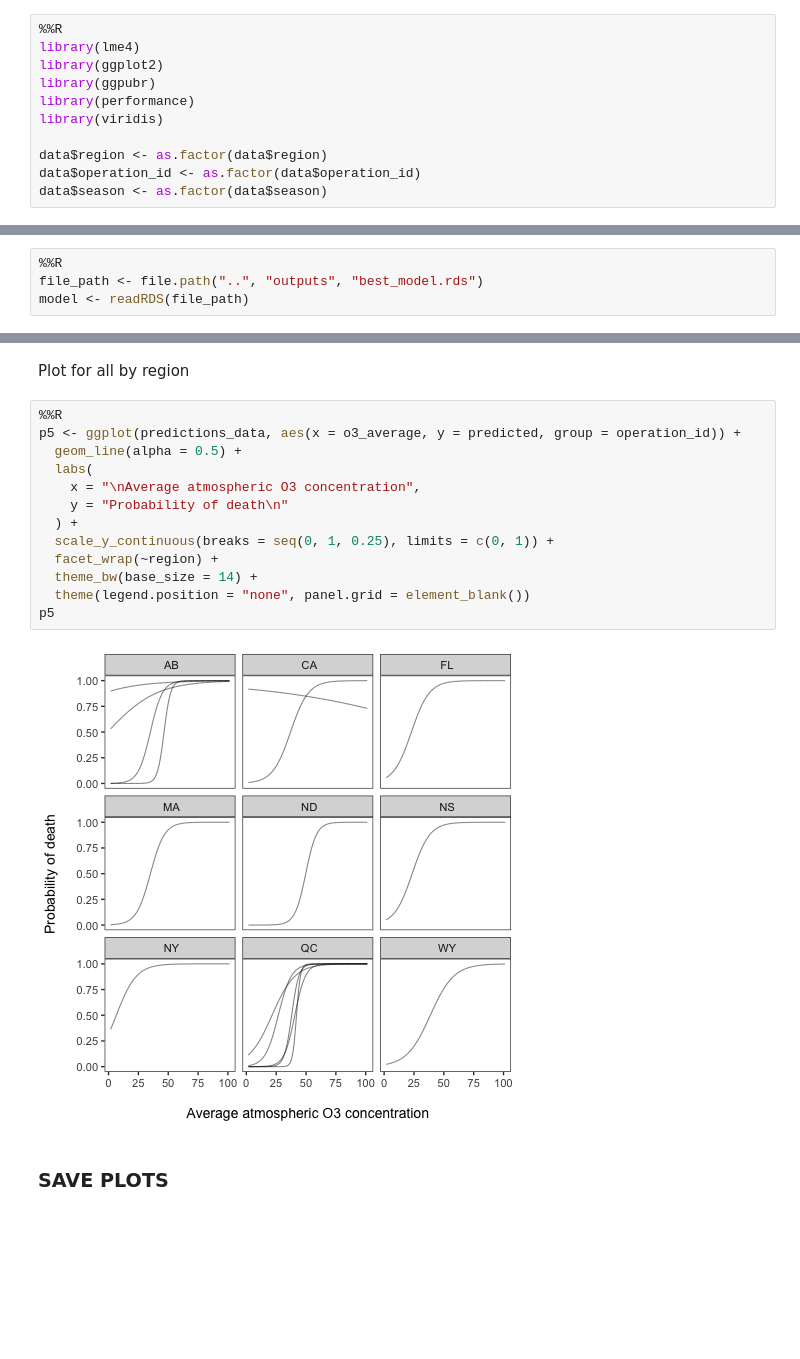
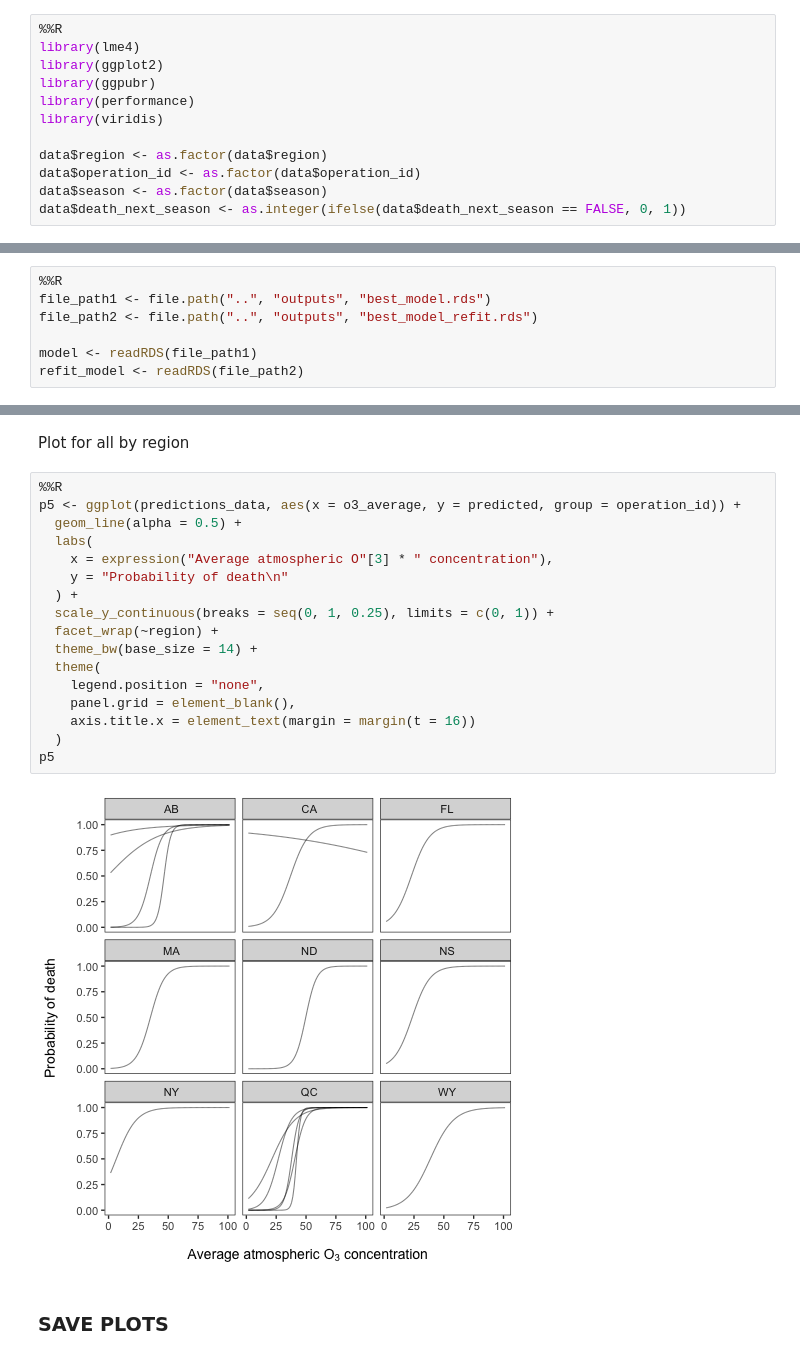
Before and after one commit to Nectar-Technologies/ledge-nectar, a Jupyter notebook: aqi/notebooks/04_plot_GLMM.ipynb, the cells around one changed output, grey strips where cells are left out. Drawn from its saved outputs; the diff is of its cells as text; blank space fills up the shorter version.

```diff
--- a/aqi/notebooks/04_plot_GLMM.ipynb
+++ b/aqi/notebooks/04_plot_GLMM.ipynb
@@ -59,12 +59,16 @@ library(viridis)
 data$region <- as.factor(data$region)
 data$operation_id <- as.factor(data$operation_id)
 data$season <- as.factor(data$season)
+data$death_next_season <- as.integer(ifelse(data$death_next_season == FALSE, 0, 1))
 # %% [markdown]
 Import the best model directly in R
 # %%
 %%R
-file_path <- file.path("..", "outputs", "best_model.rds")
-model <- readRDS(file_path)
+file_path1 <- file.path("..", "outputs", "best_model.rds")
+file_path2 <- file.path("..", "outputs", "best_model_refit.rds")
+
+model <- readRDS(file_path1)
+refit_model <- readRDS(file_path2)
 # %% [markdown]
 ### PLOT MODEL
 # %% [markdown]
@@ -522,18 +537,22 @@ Plot for all by region
 # %%
 %%R
 p5 <- ggplot(predictions_data, aes(x = o3_average, y = predicted, group = operation_id)) +
   geom_line(alpha = 0.5) +
   labs(
-    x = "\nAverage atmospheric O3 concentration",
+    x = expression("Average atmospheric O"[3] * " concentration"),
     y = "Probability of death\n"
   ) +
   scale_y_continuous(breaks = seq(0, 1, 0.25), limits = c(0, 1)) +
   facet_wrap(~region) +
   theme_bw(base_size = 14) +
-  theme(legend.position = "none", panel.grid = element_blank())
+  theme(
+    legend.position = "none",
+    panel.grid = element_blank(),
+    axis.title.x = element_text(margin = margin(t = 16))
+  )
 p5
 # %% [output]
-[figure, old version]
+[figure, new version]
 # %% [markdown]
 ### SAVE PLOTS
 # %%
```
Also changed, not shown: parts of 9 cells of this notebook.
